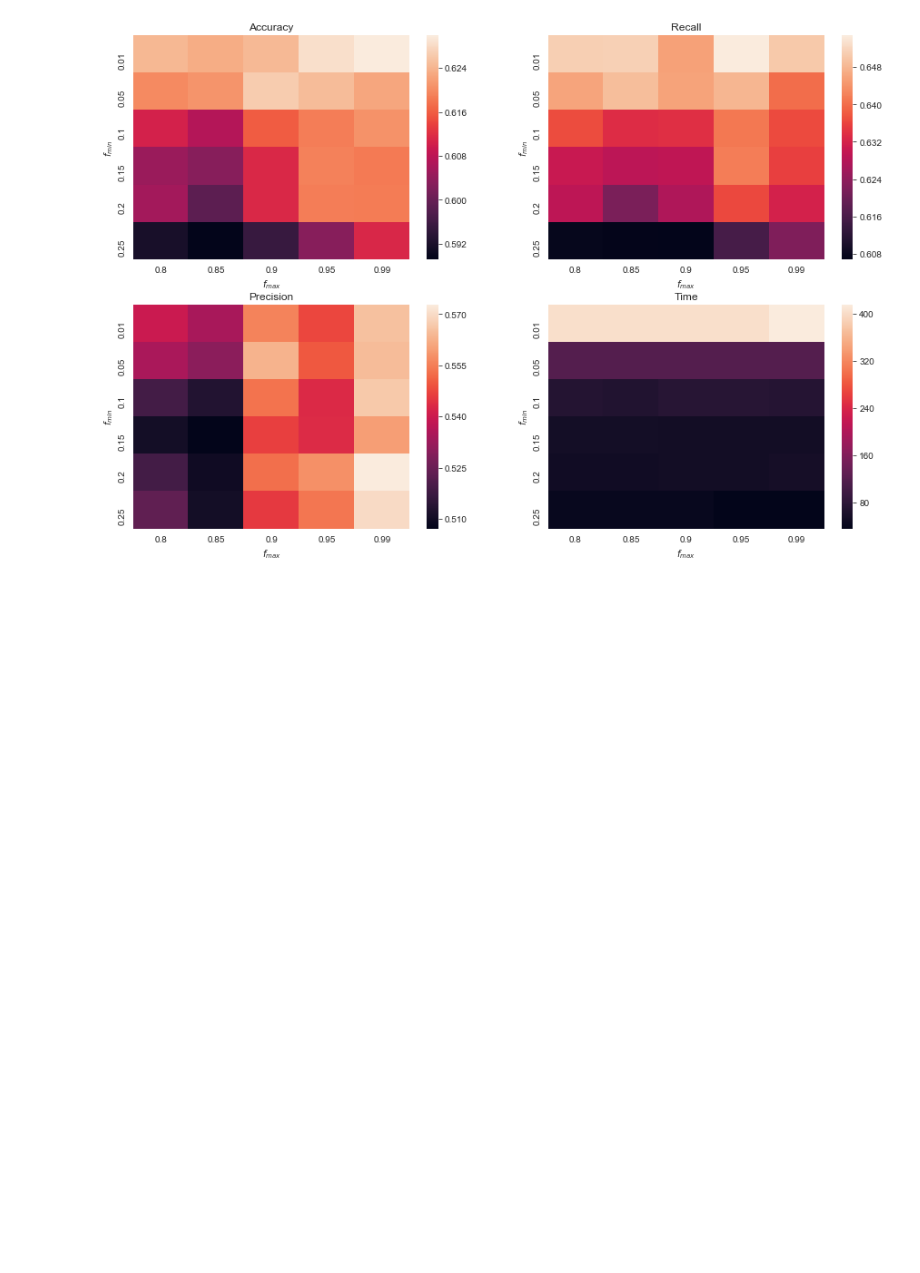
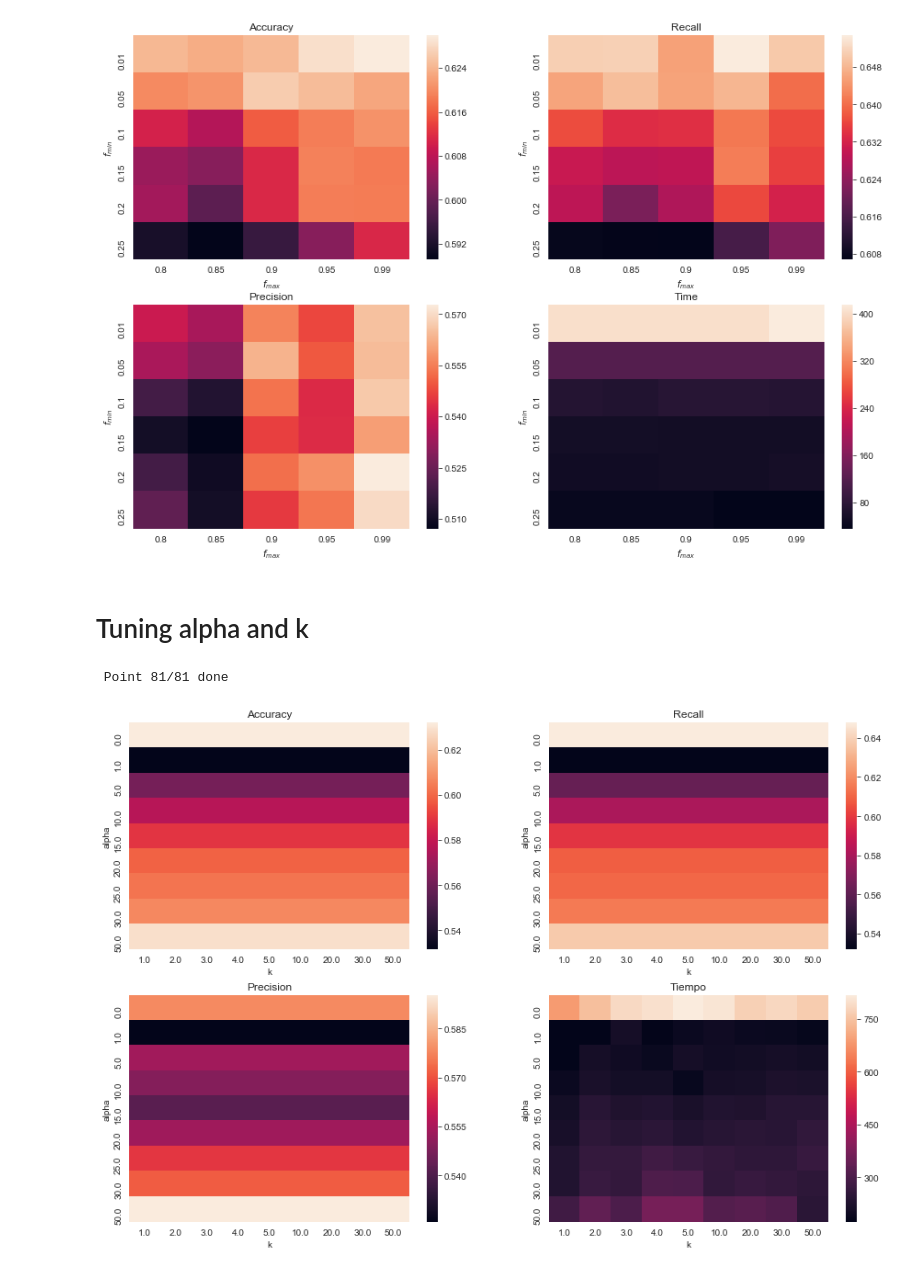
Before and after one commit to Angseton/SentimentAnalysis, a Jupyter notebook: experimentacion/Notebooks/HyperparameterTuning-StopWords.ipynb, the cells around one changed output. Drawn from its saved outputs; the diff is of its cells as text; code cells hidden in the pictures; blank space fills up the shorter version.

Commit message:
alpha and k, should run the experiment again

```diff
--- a/experimentacion/Notebooks/HyperparameterTuning-StopWords.ipynb
+++ b/experimentacion/Notebooks/HyperparameterTuning-StopWords.ipynb
@@ -264,3 +264,58 @@ axes[1, 1].set_title("Time")
 plt.show()
 # %% [output]
 [figure]
+# %% [markdown]
+# Tuning alpha and k
+# %%
+# Use the original dataset for this
+ORIGINAL_DATASET_NAME
+
+def run(exc_path, params):
+    # Small hack
+    if params.get('alpha', None) == 0:
+        params['mode'] = 0
+    args = tuple(chain(*((PARAMS_TO_FLAGS[p], str(v)) for p, v in params.items())))
+    args = [exc_path, *args]
+    output = subprocess.check_output(args)
+    return output_to_dict(output)
+
+grid_ranges = {
+    'dataset': [ORIGINAL_DATASET_NAME],
+    'output_file': ['../../datos/out.csv'], # Todavia no hace nada
+    'mode': [1],
+    'k': [1, 2, 3, 4, 5, 10, 20, 30, 50],
+    'alpha': [0, 1, 5, 10, 15, 20, 25, 30, 50],
+    'threshold_frecuency_low': [0.05],
+    'threshold_frecuency_high': [0.99],
+}
+
+grid = list(build_grid(grid_ranges))
+results_df = run_grid_in_parallel(grid)
+# %% [output]
+ Point 81/81 done
+# %%
+# Heatmap
+fig, axes = plt.subplots(2, 2, figsize=(15,10))
+# Accuracy
+v = results_df.pivot(index='alpha', columns='k', values='Accuracy')
+sns.heatmap(v, ax=axes[0, 0])
+axes[0, 0].set_title("Accuracy")
+
+# Precision
+v = results_df.pivot(index='alpha', columns='k', values='Recall')
+sns.heatmap(v, ax=axes[0, 1])
+axes[0, 1].set_title("Recall")
+
+# Recall
+v = results_df.pivot(index='alpha', columns='k', values='Precision')
+sns.heatmap(v, ax=axes[1, 0])
+axes[1, 0].set_title("Precision")
+
+# Time
+v = results_df.pivot(index='alpha', columns='k', values='Time')
+sns.heatmap(v, ax=axes[1, 1])
+axes[1, 1].set_title("Tiempo")
+
+plt.show()
+# %% [output]
+[figure, added]
```
